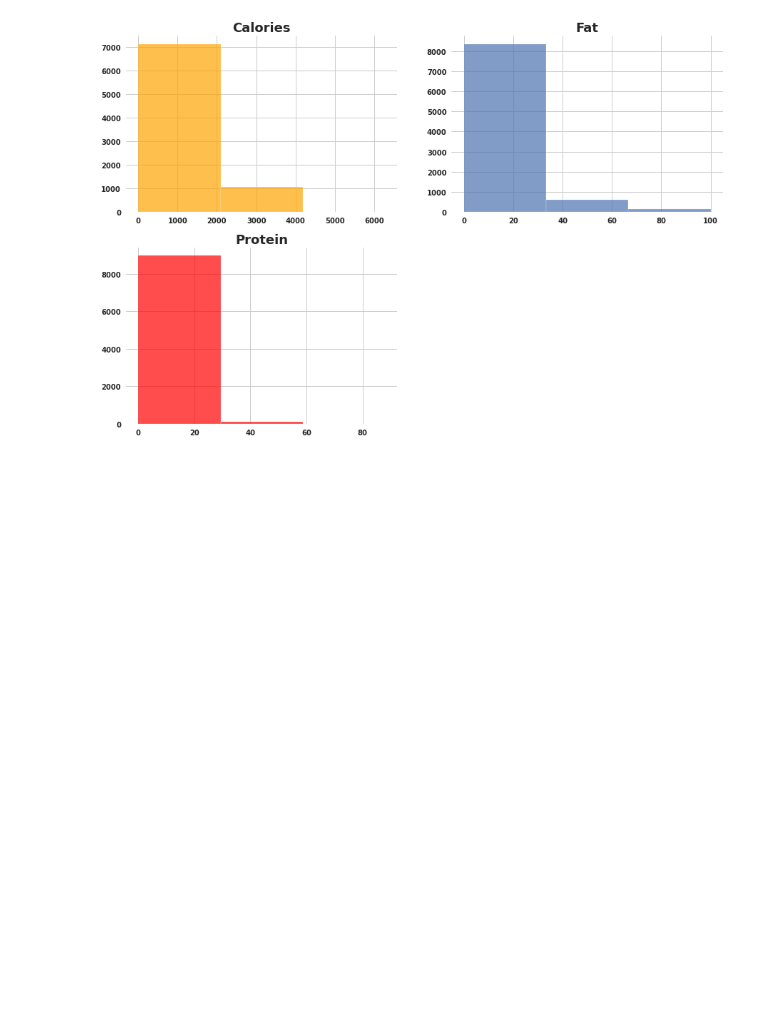
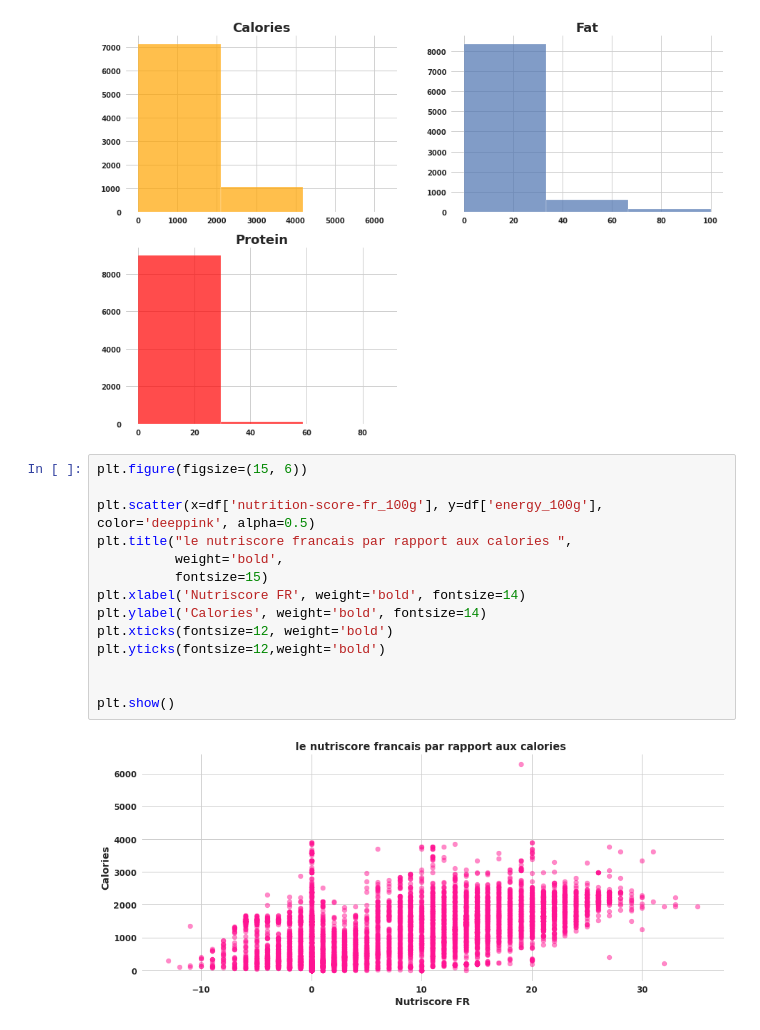
Before and after one commit to KevinB-a/Food_facts, a Jupyter notebook: notebook/data_visualization.ipynb, the cells around one changed output. Saved outputs shown, nothing was run; the diff lists cells and outputs as text; blank space fills up the shorter version.

Commit message:
some data visualizations

```diff
--- a/notebook/data_visualization.ipynb
+++ b/notebook/data_visualization.ipynb
@@ -84,3 +84,19 @@ plt.xticks(weight='bold')
 plt.show()
 # %% [output]
 [figure]
+# %%
+plt.figure(figsize=(15, 6))
+
+plt.scatter(x=df['nutrition-score-fr_100g'], y=df['energy_100g'], color='deeppink', alpha=0.5)
+plt.title("le nutriscore francais par rapport aux calories ",
+          weight='bold',
+          fontsize=15)
+plt.xlabel('Nutriscore FR', weight='bold', fontsize=14)
+plt.ylabel('Calories', weight='bold', fontsize=14)
+plt.xticks(fontsize=12, weight='bold')
+plt.yticks(fontsize=12,weight='bold')
+
+
+plt.show()
+# %% [output]
+[figure, added]
```
Also changed, not shown: 1 other file.
